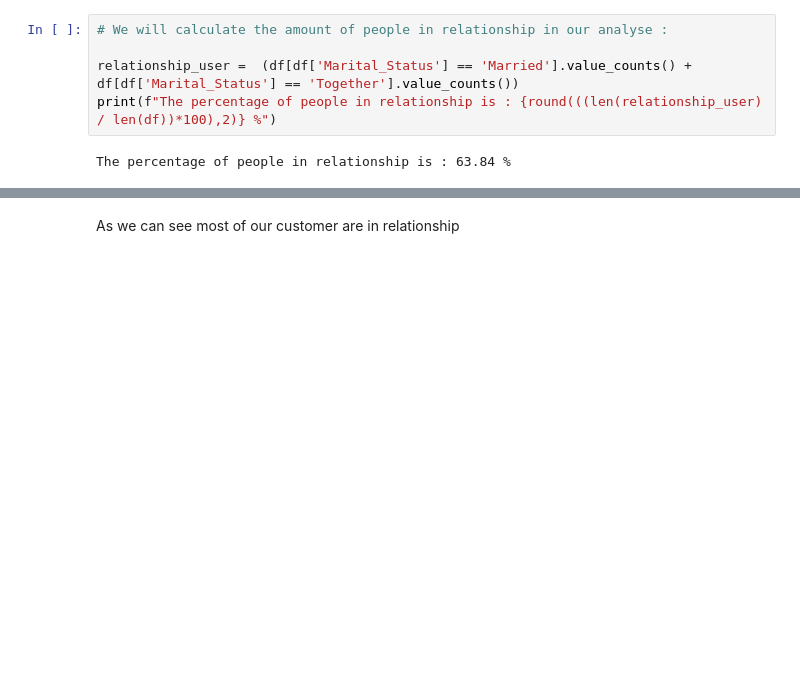
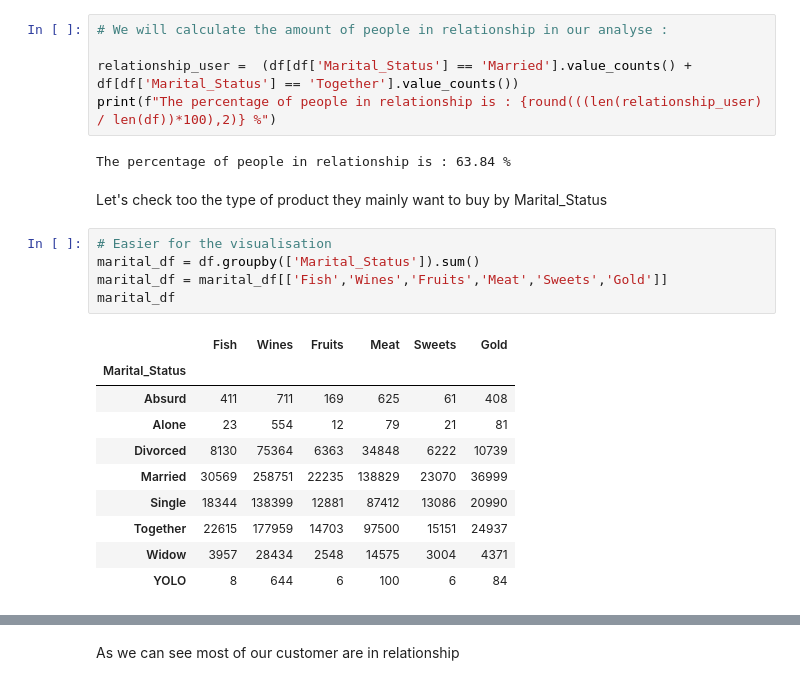
Before and after one commit to AurelienGgt/Customer-Personality-Analysis, a Jupyter notebook: Analyse.ipynb, the cells around one changed output, grey strips where cells are left out. Saved outputs shown, nothing was run; the diff lists cells and outputs as text; blank space fills up the shorter version.

```diff
--- a/Analyse.ipynb
+++ b/Analyse.ipynb
@@ -151,3 +211,21 @@ relationship_user =  (df[df['Marital_Status'] == 'Married'].value_counts() + df[
 print(f"The percentage of people in relationship is : {round(((len(relationship_user) / len(df))*100),2)} %")
 # %% [output]
 The percentage of people in relationship is : 63.84 %
+# %% [markdown]
+Let's check too the type of product they mainly want to buy by Marital_Status
+# %%
+# Easier for the visualisation
+marital_df = df.groupby(['Marital_Status']).sum()
+marital_df = marital_df[['Fish','Wines','Fruits','Meat','Sweets','Gold']]
+marital_df
+# %% [output]
+|  | Fish | Wines | Fruits | Meat | Sweets | Gold |
+| Marital_Status |  |  |  |  |  |  |
+| Absurd | 411 | 711 | 169 | 625 | 61 | 408 |
+| Alone | 23 | 554 | 12 | 79 | 21 | 81 |
+| Divorced | 8130 | 75364 | 6363 | 34848 | 6222 | 10739 |
+| Married | 30569 | 258751 | 22235 | 138829 | 23070 | 36999 |
+| Single | 18344 | 138399 | 12881 | 87412 | 13086 | 20990 |
+| Together | 22615 | 177959 | 14703 | 97500 | 15151 | 24937 |
+| Widow | 3957 | 28434 | 2548 | 14575 | 3004 | 4371 |
+| YOLO | 8 | 644 | 6 | 100 | 6 | 84 |
```
Also changed, not shown: parts of 12 cells of this notebook.
